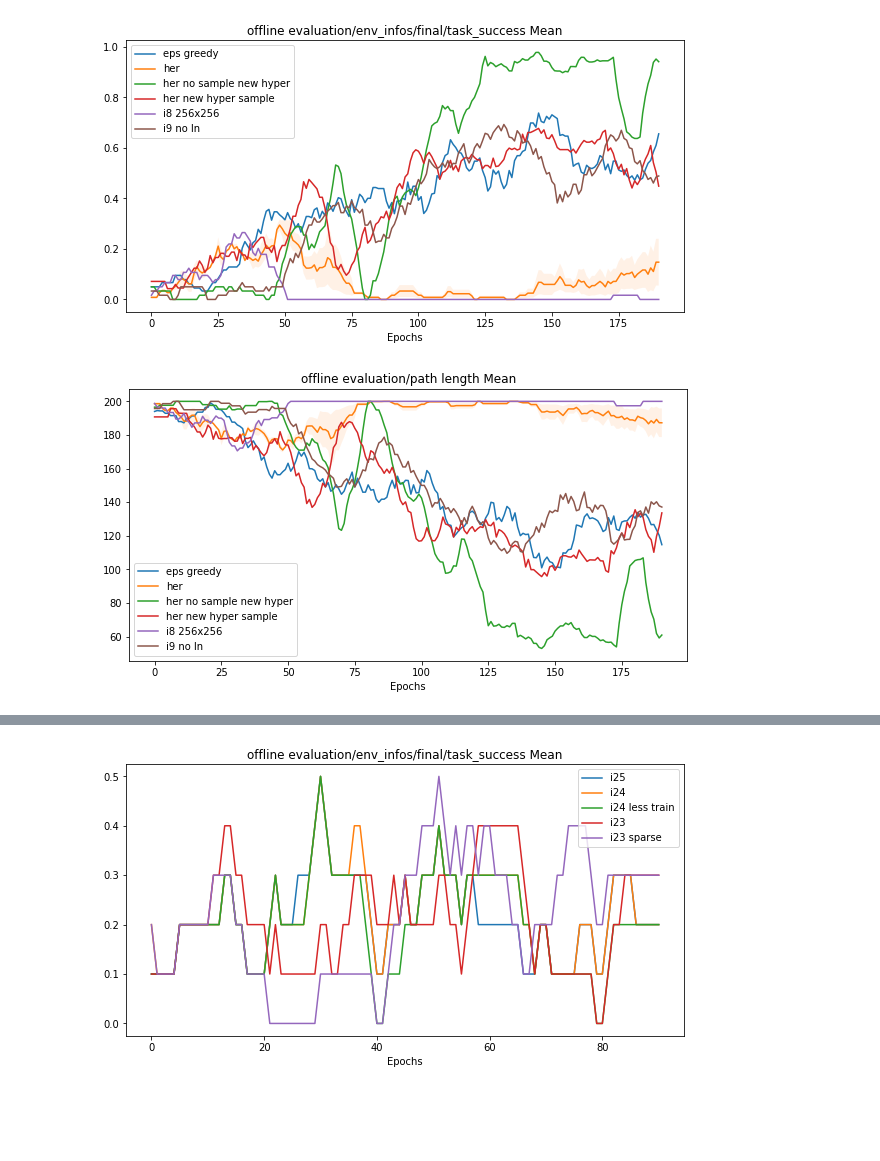
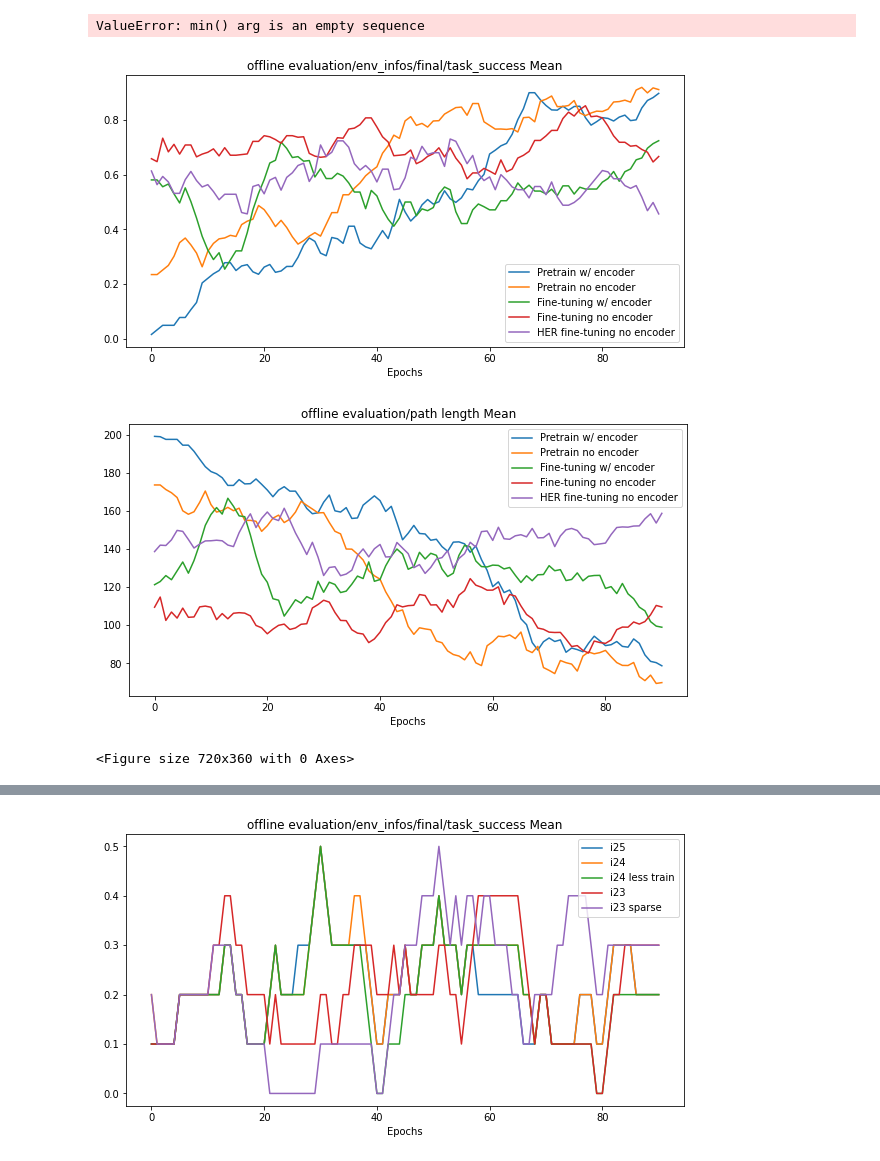
Before and after one commit to 00schen/CursorControl, a Jupyter notebook: image/plots.ipynb, the cells around one changed output, grey strips where cells are left out. Drawn from its saved outputs; the diff is of its cells as text; code cells hidden in the pictures; blank space fills up the shorter version.

```diff
--- a/image/plots.ipynb
+++ b/image/plots.ipynb
@@ -65,7 +65,7 @@ def smooth(x):
 
 def plot(dfs):
     for metric in metrics:
-        plt.figure(figsize=(10, 5))
+        plt.figure(figsize=(12, 5))
         for indices, label in index_sets:
             data = [smooth(dfs[i][metric]) for i in indices if metric in dfs[i].keys()]
             min_len = min([len(x) for x in data])
@@ -80,36 +80,57 @@ def plot(dfs):
         plt.legend()
 
 metrics = ['evaluation/env_infos/final/task_success Mean',
-   'evaluation/path length Mean',
+   'evaluation/path length Mean', 'trainer/Loss', 'exploration/env_infos/final/task_success Mean'
   ]
 # %%
 tests = ['a-test']
 
 paths = sum([[(os.path.join(path,run),test) for run in os.listdir(path)]
              for path,test in [(os.path.join(os.path.abspath(''),'logs',test,),test) for test in tests]],[])
 
 paths = sorted(paths, key=lambda x: x[0])
 
 dfs = Reader().read(paths, name='progress.csv')
 for df in dfs:
     df.columns = df.columns.get_level_values(0)
 
-i0 = [0], 'l2 test w/ class'
-i1 = [1], 'fixed boltzmann'
-i2 = [2], 'eps greedy'
-i3 = [3, 4], 'her'
-i4 = [5], 'her fix new hyper'
-i5 = [6], 'her fix no sample'
-i6 = [7], 'her less hyper'
-i8 = [8], 'her no sample new hyper'
-i9 = [9], 'her no sample'
-i10 = [10], 'her new hyper sample'
-i11 = [11], 'i8 256x256'
-i12 = [12], 'i9 no ln'
+# i0 = [0], 'l2 test w/ class'
+# i1 = [1], 'fixed boltzmann'
+# i2 = [2], 'eps greedy'
+# i3 = [3, 4], 'her'
+# i4 = [5], 'her fix new hyper'
+# i5 = [6], 'her fix no sample'
+# i6 = [7], 'her less hyper'
+# i8 = [8], 'her no sample new hyper'
+# i9 = [9], 'her no sample'
+# i10 = [10], 'her new hyper sample'
+# i11 = [11], 'i8 256x256'
+# i12 = [12], 'i9 no ln'
+# i13 = [13], 'i10 continue'
 
-index_sets = [i2, i3, i8, i10, i11, i12]
+i0 = [0], 'her no sample'
+i1 = [1], 'HER pretrain w/ encoder'#'her sample'
+i2 = [2], 'her sample shorter'
+i3 = [3], 'her no encoder'
+i4 = [4], 'HER pretrain'#'her no encoder'
+i5 = [5], 'HER fine-tuning no encoder'#'session no encoder val gaze'
+i6 = [6], 'Train gaze'#'session no encoder train gaze'
+
+# with encoder
+i7 = [7], 'Val gaze'
+i8 = [8], 'Train gaze'
+
+i9 = [9], 'Pretrain w/ encoder'
+i10 = [10], 'Pretrain no encoder'
+
+i11 = [11], 'Fine-tuning no encoder'
+i12 = [12], 'Fine-tuning w/ encoder'
+
+index_sets = [i9, i10, i12, i11, i5]
 window = 10
 plot(dfs)
 # %% [output]
+ValueError: min() arg is an empty sequence
-[figure, old version]
+[figure, new version]
-[figure, old version]
+[figure, new version]
+<Figure size 720x360 with 0 Axes>
```
Also changed, not shown: parts of 2 cells of this notebook, 20 other files.
